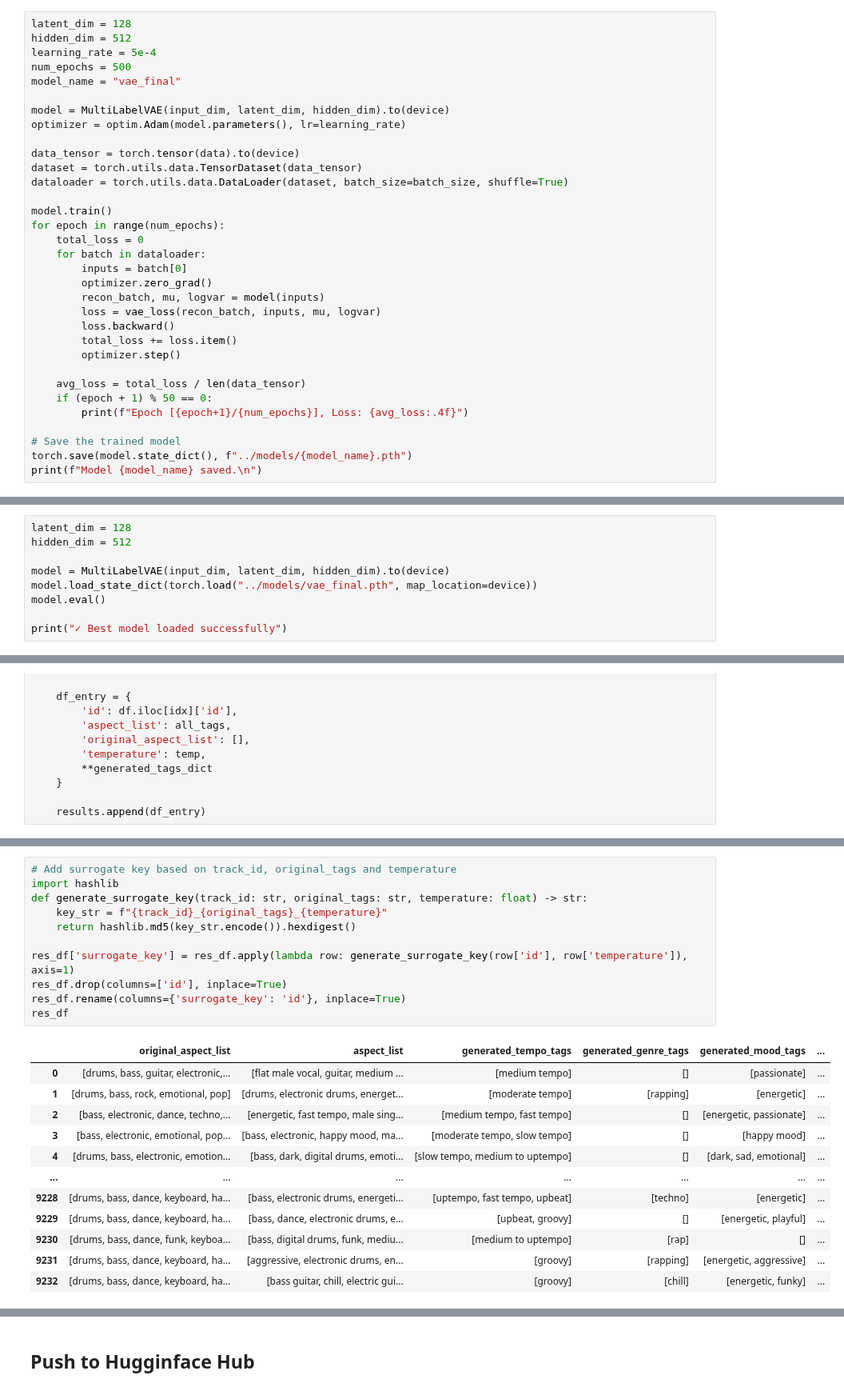
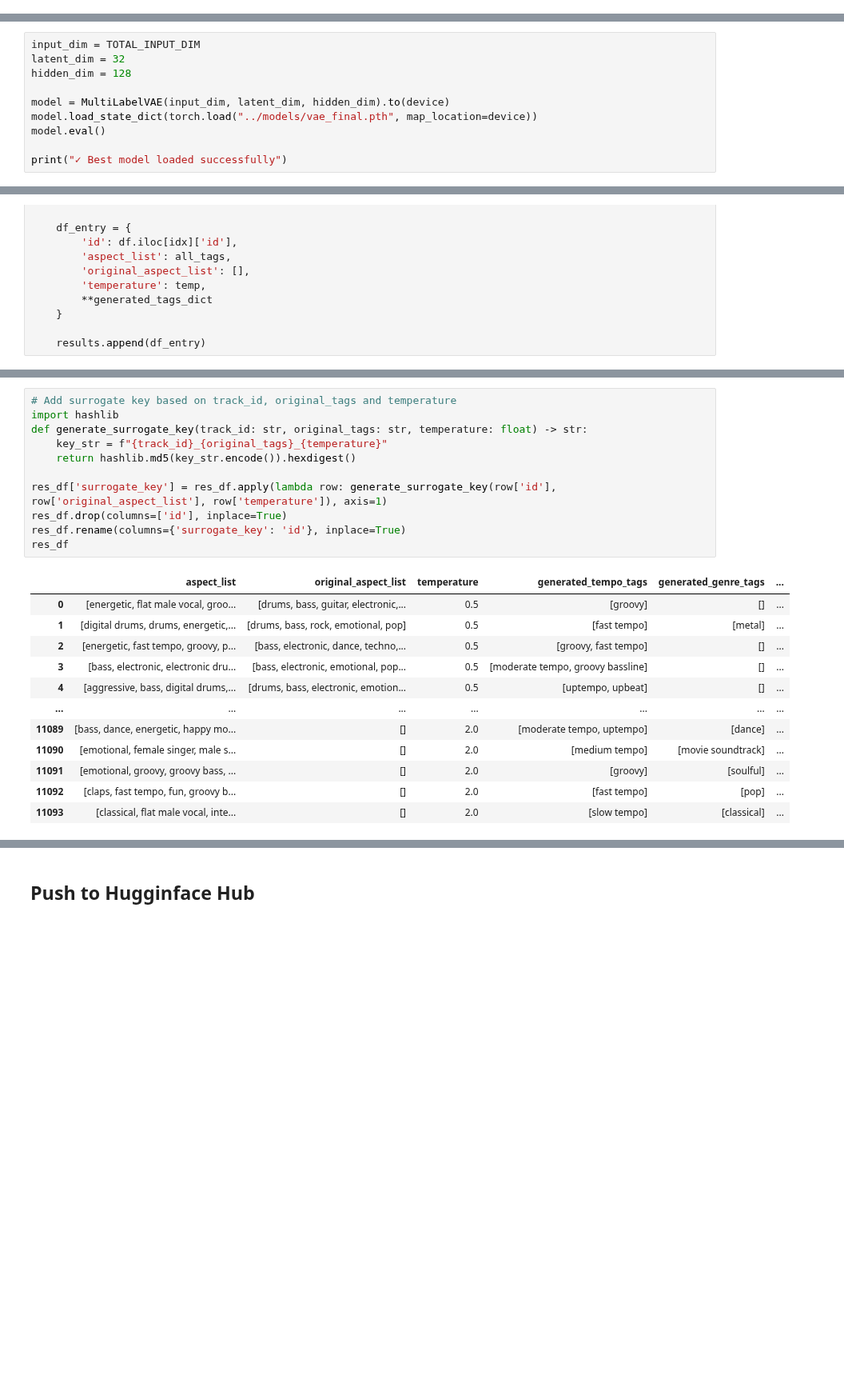
Before and after one commit to BrunoSienkiewicz/ConceptCaps, a Jupyter notebook: notebooks/generate-vae-tags-dataset.ipynb, the cells around one changed output, grey strips where cells are left out. Shown at 80% size. Drawn from its saved outputs; the diff is of its cells as text; blank space fills up the shorter version.

Commit message:
update: vae training separation

```diff
--- a/notebooks/generate-vae-tags-dataset.ipynb
+++ b/notebooks/generate-vae-tags-dataset.ipynb
@@ -217,33 +130,0 @@ Model vae_large saved.
-# %%
-latent_dim = 128
-hidden_dim = 512
-learning_rate = 5e-4
-num_epochs = 500
-model_name = "vae_final"
-
-model = MultiLabelVAE(input_dim, latent_dim, hidden_dim).to(device)
-optimizer = optim.Adam(model.parameters(), lr=learning_rate)
-
-data_tensor = torch.tensor(data).to(device)
-dataset = torch.utils.data.TensorDataset(data_tensor)
-dataloader = torch.utils.data.DataLoader(dataset, batch_size=batch_size, shuffle=True)
-
-model.train()
-for epoch in range(num_epochs):
-    total_loss = 0
-    for batch in dataloader:
-        inputs = batch[0]
-        optimizer.zero_grad()
-        recon_batch, mu, logvar = model(inputs)
-        loss = vae_loss(recon_batch, inputs, mu, logvar)
-        loss.backward()
-        total_loss += loss.item()
-        optimizer.step()
-
-    avg_loss = total_loss / len(data_tensor)
-    if (epoch + 1) % 50 == 0:
-        print(f"Epoch [{epoch+1}/{num_epochs}], Loss: {avg_loss:.4f}")
-
-# Save the trained model
-torch.save(model.state_dict(), f"../models/{model_name}.pth")
-print(f"Model {model_name} saved.\n")
@@ -289,8 +152,9 @@ df
 | 2040 | track_1420707 | ['genre---chillout', 'genre---dan... | [dance, house] | [happy] | [bass, drums, keyboard] | [drums, bass, dance, keyboard, ha... |
 2041 rows × 6 columns
 # %%
-latent_dim = 128
-hidden_dim = 512
+input_dim = TOTAL_INPUT_DIM
+latent_dim = 32
+hidden_dim = 128
 
 model = MultiLabelVAE(input_dim, latent_dim, hidden_dim).to(device)
 model.load_state_dict(torch.load("../models/vae_final.pth", map_location=device))
@@ -653,24 +514,24 @@ res_df
 # %%
 # Add surrogate key based on track_id, original_tags and temperature
 import hashlib
 def generate_surrogate_key(track_id: str, original_tags: str, temperature: float) -> str:
     key_str = f"{track_id}_{original_tags}_{temperature}"
     return hashlib.md5(key_str.encode()).hexdigest()
 
-res_df['surrogate_key'] = res_df.apply(lambda row: generate_surrogate_key(row['id'], row['temperature']), axis=1)
+res_df['surrogate_key'] = res_df.apply(lambda row: generate_surrogate_key(row['id'], row['original_aspect_list'], row['temperature']), axis=1)
 res_df.drop(columns=['id'], inplace=True)
 res_df.rename(columns={'surrogate_key': 'id'}, inplace=True)
 res_df
 # %% [output]
-|  | original_aspect_list | aspect_list | generated_tempo_tags | generated_genre_tags | generated_mood_tags | ... |
-| 0 | [drums, bass, guitar, electronic,... | [flat male vocal, guitar, medium ... | [medium tempo] | [] | [passionate] | ... |
-| 1 | [drums, bass, rock, emotional, pop] | [drums, electronic drums, energet... | [moderate tempo] | [rapping] | [energetic] | ... |
-| 2 | [bass, electronic, dance, techno,... | [energetic, fast tempo, male sing... | [medium tempo, fast tempo] | [] | [energetic, passionate] | ... |
-| 3 | [bass, electronic, emotional, pop... | [bass, electronic, happy mood, ma... | [moderate tempo, slow tempo] | [] | [happy mood] | ... |
-| 4 | [drums, bass, electronic, emotion... | [bass, dark, digital drums, emoti... | [slow tempo, medium to uptempo] | [] | [dark, sad, emotional] | ... |
+|  | aspect_list | original_aspect_list | temperature | generated_tempo_tags | generated_genre_tags | ... |
+| 0 | [energetic, flat male vocal, groo... | [drums, bass, guitar, electronic,... | 0.5 | [groovy] | [] | ... |
+| 1 | [digital drums, drums, energetic,... | [drums, bass, rock, emotional, pop] | 0.5 | [fast tempo] | [metal] | ... |
+| 2 | [energetic, fast tempo, groovy, p... | [bass, electronic, dance, techno,... | 0.5 | [groovy, fast tempo] | [] | ... |
+| 3 | [bass, electronic, electronic dru... | [bass, electronic, emotional, pop... | 0.5 | [moderate tempo, groovy bassline] | [] | ... |
+| 4 | [aggressive, bass, digital drums,... | [drums, bass, electronic, emotion... | 0.5 | [uptempo, upbeat] | [] | ... |
 | ... | ... | ... | ... | ... | ... | ... |
-| 9228 | [drums, bass, dance, keyboard, ha... | [bass, electronic drums, energeti... | [uptempo, fast tempo, upbeat] | [techno] | [energetic] | ... |
-| 9229 | [drums, bass, dance, keyboard, ha... | [bass, dance, electronic drums, e... | [upbeat, groovy] | [] | [energetic, playful] | ... |
-| 9230 | [drums, bass, dance, funk, keyboa... | [bass, digital drums, funk, mediu... | [medium to uptempo] | [rap] | [] | ... |
-| 9231 | [drums, bass, dance, keyboard, ha... | [aggressive, electronic drums, en... | [groovy] | [rapping] | [energetic, aggressive] | ... |
-| 9232 | [drums, bass, dance, keyboard, ha... | [bass guitar, chill, electric gui... | [groovy] | [chill] | [energetic, funky] | ... |
+| 11089 | [bass, dance, energetic, happy mo... | [] | 2.0 | [moderate tempo, uptempo] | [dance] | ... |
+| 11090 | [emotional, female singer, male s... | [] | 2.0 | [medium tempo] | [movie soundtrack] | ... |
+| 11091 | [emotional, groovy, groovy bass, ... | [] | 2.0 | [groovy] | [soulful] | ... |
+| 11092 | [claps, fast tempo, fun, groovy b... | [] | 2.0 | [fast tempo] | [pop] | ... |
+| 11093 | [classical, flat male vocal, inte... | [] | 2.0 | [slow tempo] | [classical] | ... |
```
Also changed, not shown: parts of 9 cells of this notebook, 6 other files.
